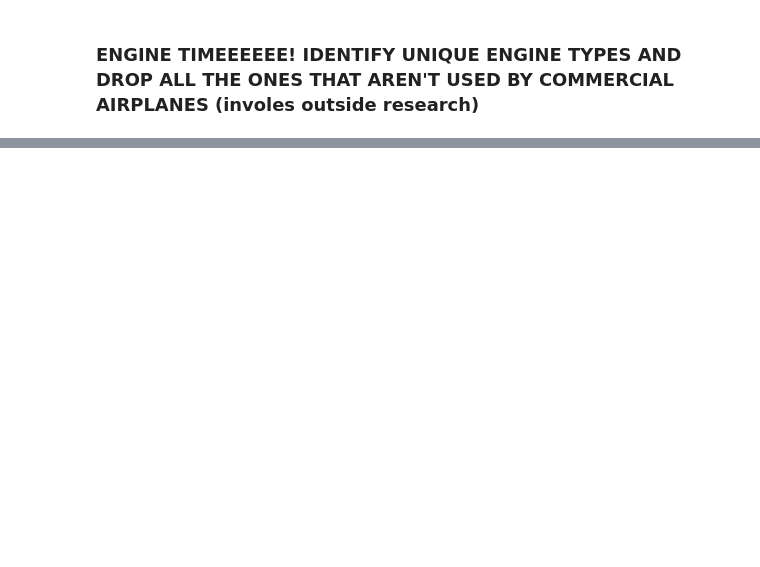
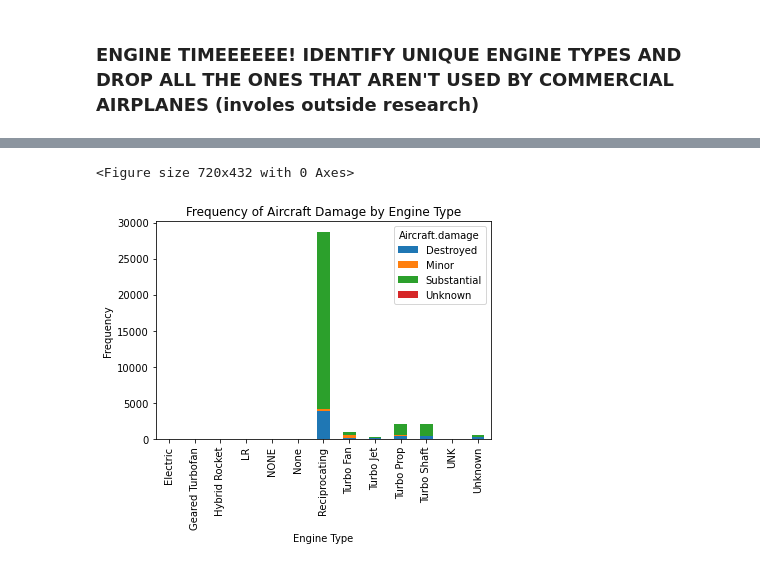
Before and after one commit to morgangoode/aircraftriskanalysis, a Jupyter notebook: MockUpDataFrame.ipynb, the cells around one changed output, grey strips where cells are left out. Cells and saved outputs as stored; diff of their text form; code cells hidden in the pictures; blank space fills up the shorter version.

Commit message:
made a frequency table between engine types and aircraft dmg

```diff
--- a/MockUpDataFrame.ipynb
+++ b/MockUpDataFrame.ipynb
@@ -265,9 +260,9 @@ Number of unique inputs for the 'Make' column: 8
 inputs_to_drop = ['Turbo Shaft', 'Reciprocating', 'Electric', 'Hybrid Rocket']
 
 # drop rows with the specified inputs in 'Engine.Type' column
-df = df[~df['Engine.Type'].isin(inputs_to_drop)]
+engine_filtered_df = df[~df['Engine.Type'].isin(inputs_to_drop)].copy()
 
-df.head()
+engine_filtered_df.head()
 # %% [output]
 |  | Event.Id | Investigation.Type | Accident.Number | Event.Date | Location | Country | Latitude | Longitude | ... |
 | 1 | 20001208X07265 | Accident | CHI97LA049 | 1997-01-01 | KANSAS CITY, MO | United States | NaN | NaN | ... |
@@ -277,0 +304,6 @@ df.head()
+# %%
+engine_aircraftDmg_dropna = df.dropna(subset = ['Engine.Type', 'Aircraft.damage'])
+
+frequency_table = pd.crosstab(engine_aircraftDmg_dropna['Engine.Type'], engine_aircraftDmg_dropna['Aircraft.damage'])
+
+print(frequency_table)
@@ -277,0 +328,20 @@ df.head()
+# %%
+#transpose frequency table (swap x and y values in plot)
+#frequency_table = frequency_table.transpose() <-- uncomment this to swap values every time you run this cell.
+
+#figure size
+plt.figure(figsize=(10, 6))
+
+#plot frequency table
+frequency_table.plot(kind = 'bar', stacked = True)
+
+#labeling
+plt.xlabel('Engine Type')
+plt.ylabel('Frequency')
+plt.title('Frequency of Aircraft Damage by Engine Type')
+
+#display plot
+plt.show()
+# %% [output]
+<Figure size 720x432 with 0 Axes>
+[figure, added]
```
Also changed, not shown: parts of 21 cells of this notebook.
